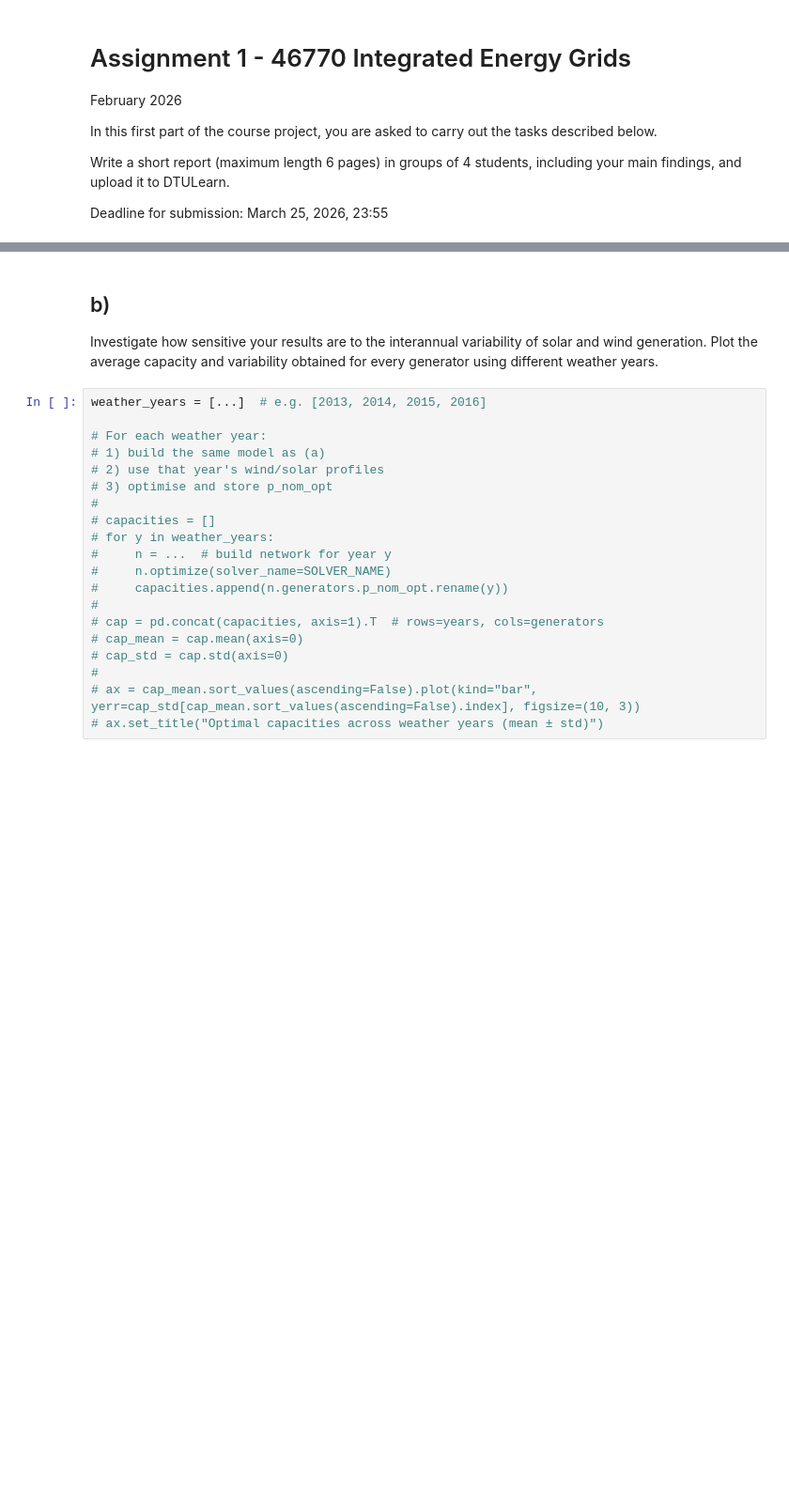
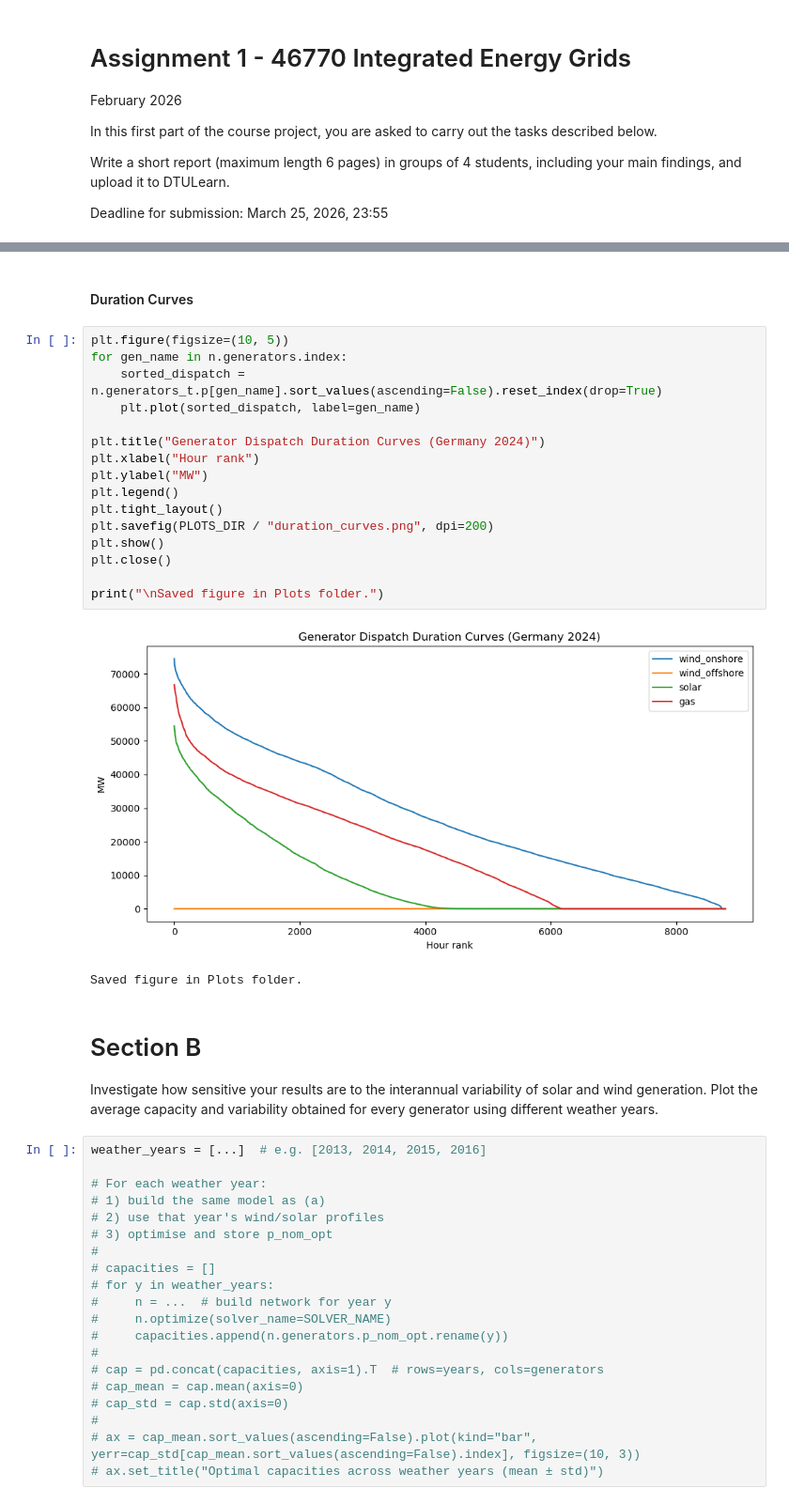
Before and after one commit to fortero23/Integrated_Energy_Grids, a Jupyter notebook: Modules/Assignment1.ipynb, the cells around one changed output, grey strips where cells are left out. Shown at 94% size. Saved outputs shown, nothing was run; the diff lists cells and outputs as text; blank space fills up the shorter version.

```diff
--- a/Modules/Assignment1.ipynb
+++ b/Modules/Assignment1.ipynb
@@ -57,5 +401,26 @@ costs = {
+# %% [markdown]
+#### Duration Curves
+# %%
+plt.figure(figsize=(10, 5))
+for gen_name in n.generators.index:
+    sorted_dispatch = n.generators_t.p[gen_name].sort_values(ascending=False).reset_index(drop=True)
+    plt.plot(sorted_dispatch, label=gen_name)
+
+plt.title("Generator Dispatch Duration Curves (Germany 2024)")
+plt.xlabel("Hour rank")
+plt.ylabel("MW")
+plt.legend()
+plt.tight_layout()
+plt.savefig(PLOTS_DIR / "duration_curves.png", dpi=200)
+plt.show()
+plt.close()
+
+print("\nSaved figure in Plots folder.")
+# %% [output]
+[figure, added]
+Saved figure in Plots folder.
 # %% [markdown]
-## b)
+# Section B
 Investigate how sensitive your results are to the interannual variability of solar and wind generation. Plot the average capacity and variability obtained for every generator using different weather years.
 # %%
 weather_years = [...]  # e.g. [2013, 2014, 2015, 2016]
```
Also changed, not shown: parts of 28 cells of this notebook.
